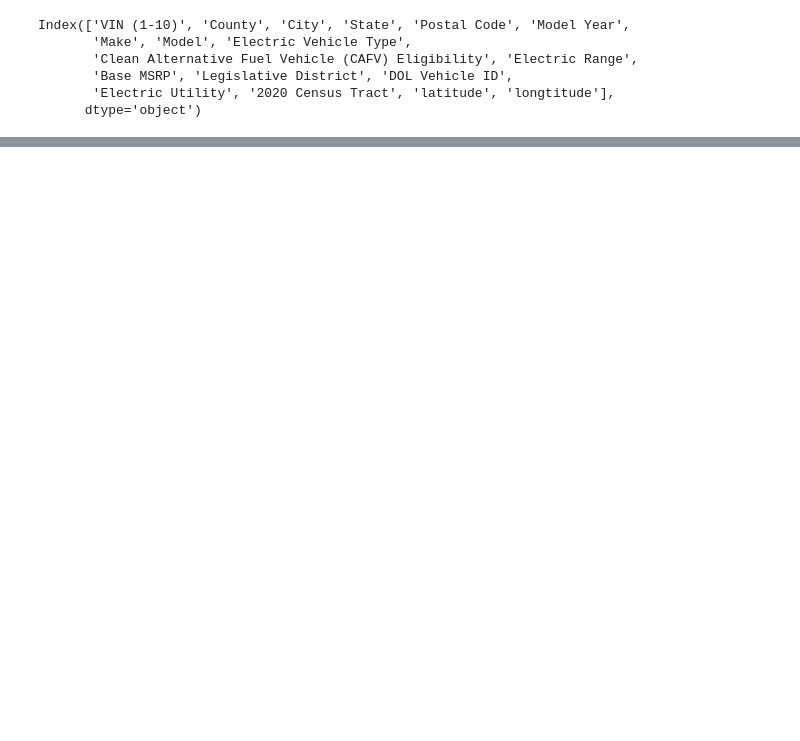
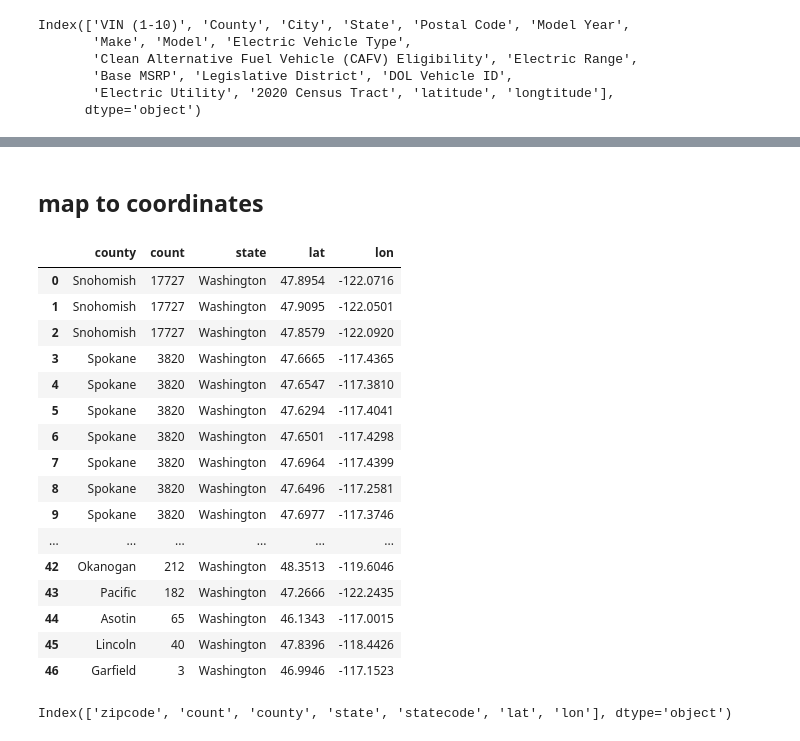
Before and after one commit to EV-viz/project554, a Jupyter notebook: preprocessing/data_processing-H.ipynb, the cells around one changed output, grey strips where cells are left out. Saved outputs shown, nothing was run; the diff lists cells and outputs as text; code cells hidden in the pictures; blank space fills up the shorter version.

```diff
--- a/preprocessing/data_processing-H.ipynb
+++ b/preprocessing/data_processing-H.ipynb
@@ -149,0 +223,4 @@ df_ouput_county.to_csv('../data/une.csv', index=None)
+# %%
+df_zipwa = df_zipcode_m[df_zipcode_m['statecode'] == 'WA']
+# %%
+df_zipwa_uni = df_zipwa[['county', 'state','lat', 'lon']].drop_duplicates()
@@ -149,0 +243,23 @@ df_ouput_county.to_csv('../data/une.csv', index=None)
+# %% [markdown]
+##  map to coordinates
+# %%
+df_mm = df_newd.merge(df_zipwa_uni, on='county')
+df_mm
+# %% [output]
+|  | county | count | state | lat | lon |
+| 0 | Snohomish | 17727 | Washington | 47.8954 | -122.0716 |
+| 1 | Snohomish | 17727 | Washington | 47.9095 | -122.0501 |
+| 2 | Snohomish | 17727 | Washington | 47.8579 | -122.0920 |
+| 3 | Spokane | 3820 | Washington | 47.6665 | -117.4365 |
+| 4 | Spokane | 3820 | Washington | 47.6547 | -117.3810 |
+| 5 | Spokane | 3820 | Washington | 47.6294 | -117.4041 |
+| 6 | Spokane | 3820 | Washington | 47.6501 | -117.4298 |
+| 7 | Spokane | 3820 | Washington | 47.6964 | -117.4399 |
+| 8 | Spokane | 3820 | Washington | 47.6496 | -117.2581 |
+| 9 | Spokane | 3820 | Washington | 47.6977 | -117.3746 |
+| ... | ... | ... | ... | ... | ... |
+| 42 | Okanogan | 212 | Washington | 48.3513 | -119.6046 |
+| 43 | Pacific | 182 | Washington | 47.2666 | -122.2435 |
+| 44 | Asotin | 65 | Washington | 46.1343 | -117.0015 |
+| 45 | Lincoln | 40 | Washington | 47.8396 | -118.4426 |
+| 46 | Garfield | 3 | Washington | 46.9946 | -117.1523 |
@@ -149,0 +268,4 @@ df_ouput_county.to_csv('../data/une.csv', index=None)
+# %%
+df_convert.columns
+# %% [output]
+Index(['zipcode', 'count', 'county', 'state', 'statecode', 'lat', 'lon'], dtype='object')
```
Also changed, not shown: parts of 43 cells of this notebook, 12 other files.
